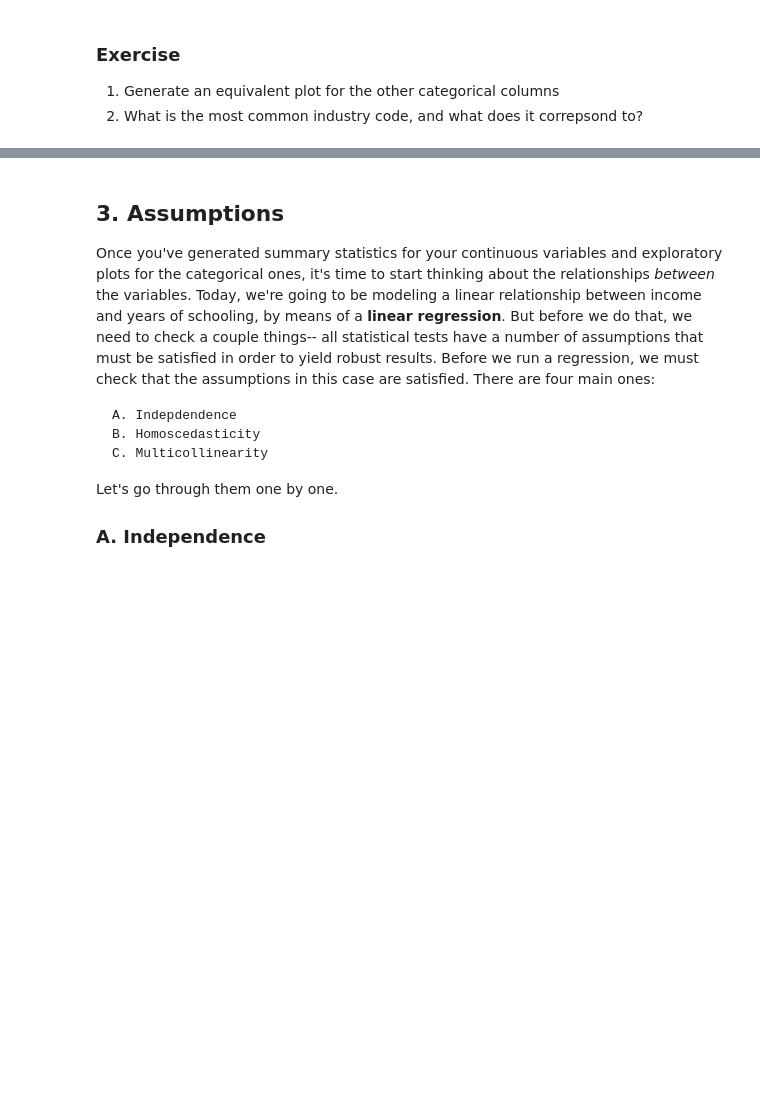
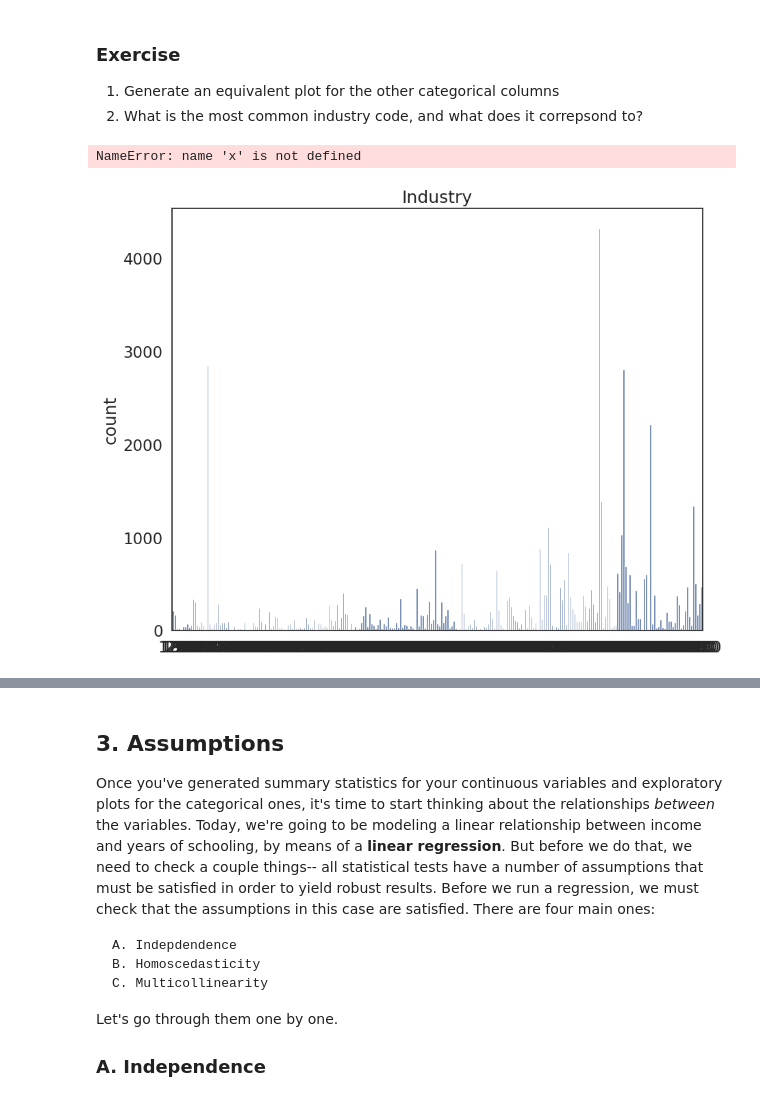
Before and after one commit to szofivardy-dev/QM2, a Jupyter notebook: W7_Linear_Regression.ipynb, the cells around one changed output, grey strips where cells are left out. Drawn from its saved outputs; the diff is of its cells as text; code cells hidden in the pictures; blank space fills up the shorter version.

```diff
--- a/W7_Linear_Regression.ipynb
+++ b/W7_Linear_Regression.ipynb
@@ -162,3 +162,18 @@ plt.show() # show the plot
 
 1. Generate an equivalent plot for the other categorical columns
 2. What is the most common industry code, and what does it correpsond to?
+# %%
+sns.countplot(data=reg_df, x='ind') # plot the union variable
+
+plt.title('Industry') # add a title
+plt.xlabel('') # remove the x axis label
+# plt.xticks(ticks=[x],labels=[Ind]) # Removed this line to fix the NameError
+plt.show() # show the plot
+
+# Find the most common industry code to answer the exercise question
+most_common_ind_code = reg_df['ind'].value_counts().idxmax()
+print(f"The most common industry code is: {most_common_ind_code}")
+print(f"Please refer to the link in cell E9YTGTBCRUqh ({'https://www.census.gov/naics/?58967?yearbck=2002'}) to find the description for industry code {most_common_ind_code}.")
+# %% [output]
+NameError: name 'x' is not defined
+[figure, added]
```
Also changed, not shown: parts of 14 cells of this notebook.
